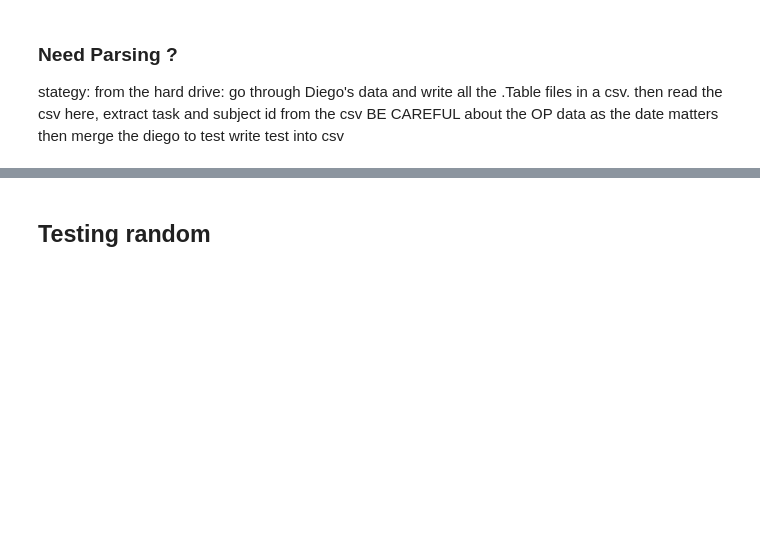
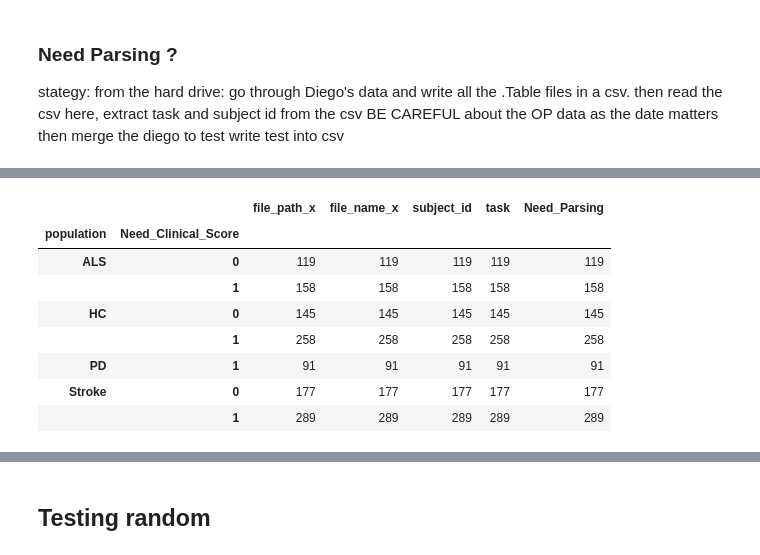
Before and after one commit to denizjafari/ClinicalScore, a Jupyter notebook: data_availability.ipynb, the cells around one changed output, grey strips where cells are left out. Drawn from its saved outputs; the diff is of its cells as text; code cells hidden in the pictures; blank space fills up the shorter version.

```diff
--- a/data_availability.ipynb
+++ b/data_availability.ipynb
@@ -338,0 +415,28 @@ test2.loc[test2['Need_Parsing'].isnull(), 'Need_Parsing'] = 1
+# %%
+ids = ['A','K', 'OP', 'S', 'N', 'PD', 'P']
+
+def pop_labeler(row):
+    for i in ids:
+        if i in row:
+            if i == 'OP' or i == "S":
+                return 'Stroke'
+            elif i == "A" or i == "P":
+                return 'ALS'
+            elif i == "PD":
+                return 'PD'
+            else:
+                return 'HC'
+
+test2['population'] = [pop_labeler(x) for x in test2['subject_id']]
+# %%
+test2.groupby(['population', 'Need_Clinical_Score']).count()
+# %% [output]
+|  |  | file_path_x | file_name_x | subject_id | task | Need_Parsing |
+| population | Need_Clinical_Score |  |  |  |  |  |
+| ALS | 0 | 119 | 119 | 119 | 119 | 119 |
+|  | 1 | 158 | 158 | 158 | 158 | 158 |
+| HC | 0 | 145 | 145 | 145 | 145 | 145 |
+|  | 1 | 258 | 258 | 258 | 258 | 258 |
+| PD | 1 | 91 | 91 | 91 | 91 | 91 |
+| Stroke | 0 | 177 | 177 | 177 | 177 | 177 |
+|  | 1 | 289 | 289 | 289 | 289 | 289 |
```
Also changed, not shown: parts of 12 cells of this notebook.
